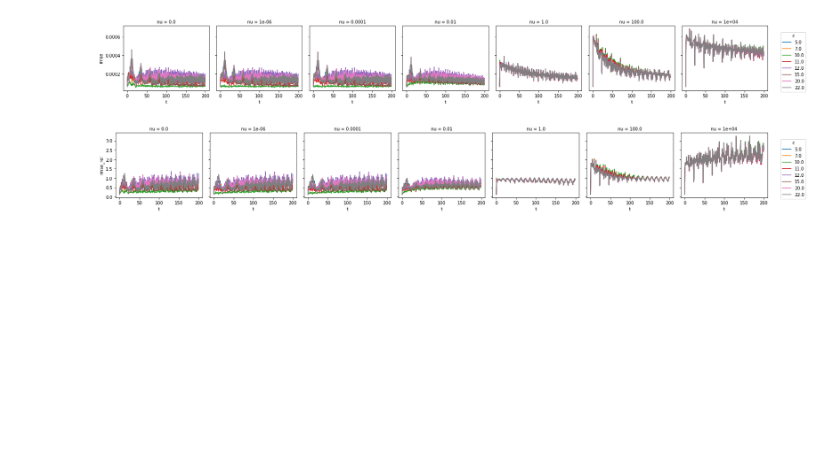
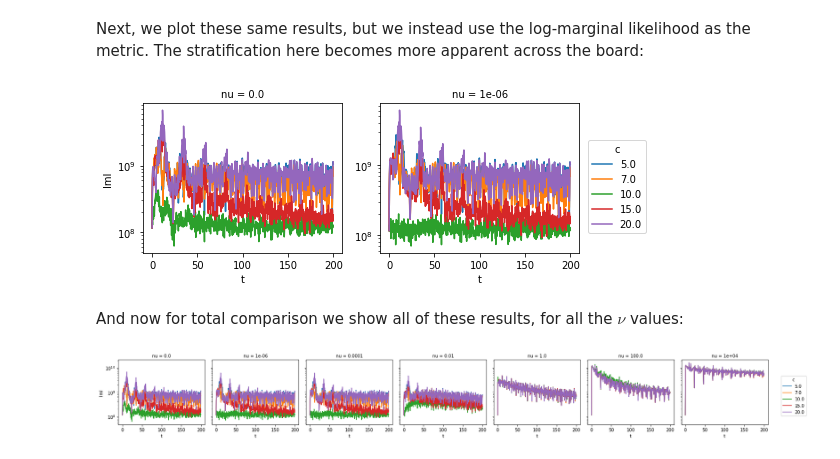
Before and after one commit to connor-duffin/sswfe, a Jupyter notebook: docs/swe-filter-1d-bump-misspecified-comparison.ipynb, the cells around one changed output. Cells and saved outputs as stored; diff of their text form; code cells hidden in the pictures; blank space fills up the shorter version.

```diff
--- a/docs/swe-filter-1d-bump-misspecified-comparison.ipynb
+++ b/docs/swe-filter-1d-bump-misspecified-comparison.ipynb
@@ -21,18 +38,24 @@ def errors_from_output_file(output_file, prior=False):
     rmse = checkpoint["/rmse"][:]
     rmse_rel = checkpoint["/rmse_rel"][:]
 
-    rmse_ds = xr.DataArray(data=rmse[:, np.newaxis, np.newaxis],
-                           coords=dict(t=t_obs, nu=np.array([nu]), c=np.array([c])),
+    # common coordinates across all
+    coords=dict(t=t_obs,
+                nu=np.array([nu]),
+                c=np.array([c]),
+                nt_skip=np.array([nt_skip]))
+
+    rmse_ds = xr.DataArray(data=rmse[:, np.newaxis, np.newaxis, np.newaxis],
+                           coords=coords,
                            name="rmse")
-    rmse_rel_ds = xr.DataArray(data=rmse_rel[:, np.newaxis, np.newaxis],
-                               coords=dict(t=t_obs, nu=np.array([nu]), c=np.array([c])),
+    rmse_rel_ds = xr.DataArray(data=rmse_rel[:, np.newaxis, np.newaxis, np.newaxis],
+                               coords=coords,
                                name="rmse_rel")
     if not prior:
         lml = checkpoint["/lml"][:]
         checkpoint.close()
 
-        lml_ds = xr.DataArray(data=lml[:, np.newaxis, np.newaxis],
-                              coords=dict(t=t_obs, nu=np.array([nu]), c=np.array([c])),
+        lml_ds = xr.DataArray(data=lml[:, np.newaxis, np.newaxis, np.newaxis],
+                              coords=coords,
                               name="lml")
         return (nu, nt_skip), xr.merge([rmse_ds, rmse_rel_ds, lml_ds])
     else:
@@ -42,11 +65,11 @@ def errors_from_output_file(output_file, prior=False):
 from glob import glob
 
 output_files = glob(
-    "../outputs/swe-bump/*-posterior-c-*-nt_skip-50-*.h5")
+    "../outputs/swe-bump/*-posterior-c-*-nt_skip-25-*.h5")
 
 errors_ds = []
 for output_file in output_files:
-    (nu, nt_skip), e = errors_from_output_file(output_file)
+    _, e = errors_from_output_file(output_file)
     errors_ds.append(e)
 
 errors_nonlinear = xr.merge(errors_ds)
@@ -64,0 +113,3 @@ Data variables:
+# %%
+errors_prior = errors_prior.isel(c=[0, 1, 2, 5, 6])
+errors_nonlinear = errors_nonlinear.isel(c=[0, 1, 2, 5, 6])
@@ -65,11 +132,16 @@ Data variables:
+# %% [markdown]
+Next, we plot these same results, but we instead use the log-marginal likelihood as the metric. The stratification here becomes more apparent across the board:
+# %%
+np.abs(errors_nonlinear).lml.interpolate_na(dim="t").isel(nu=[0, 1]).plot(
+    hue="c", col="nu", sharey=False, yscale="log")
+plt.show()
+# %% [output]
+[figure, added]
+# %% [markdown]
+And now for total comparison we show all of these results, for all the $\nu$ values:
 # %%
-errors_nonlinear.rmse.interpolate_na(dim="t").plot(
-    hue="c", col="nu", sharey=True)
+np.abs(errors_nonlinear.lml).interpolate_na(dim="t").plot(
+    hue="c", col="nu", sharey=True, yscale="log")
 plt.show()
-
-errors_nonlinear.rmse_rel.interpolate_na(dim="t").plot(
-    hue="c", col="nu", sharey=True)
-plt.show()
 # %% [output]
-[figure, old version]
+[figure, new version]
-[figure, removed]
```
Also changed, not shown: parts of 20 cells of this notebook.
